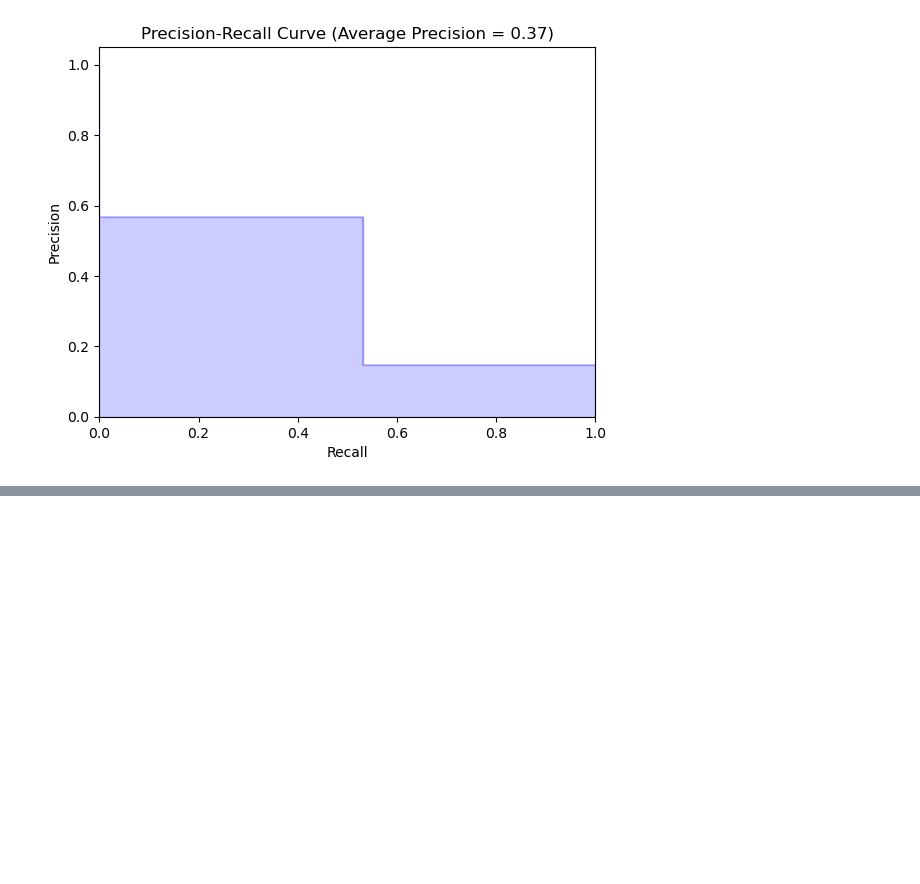
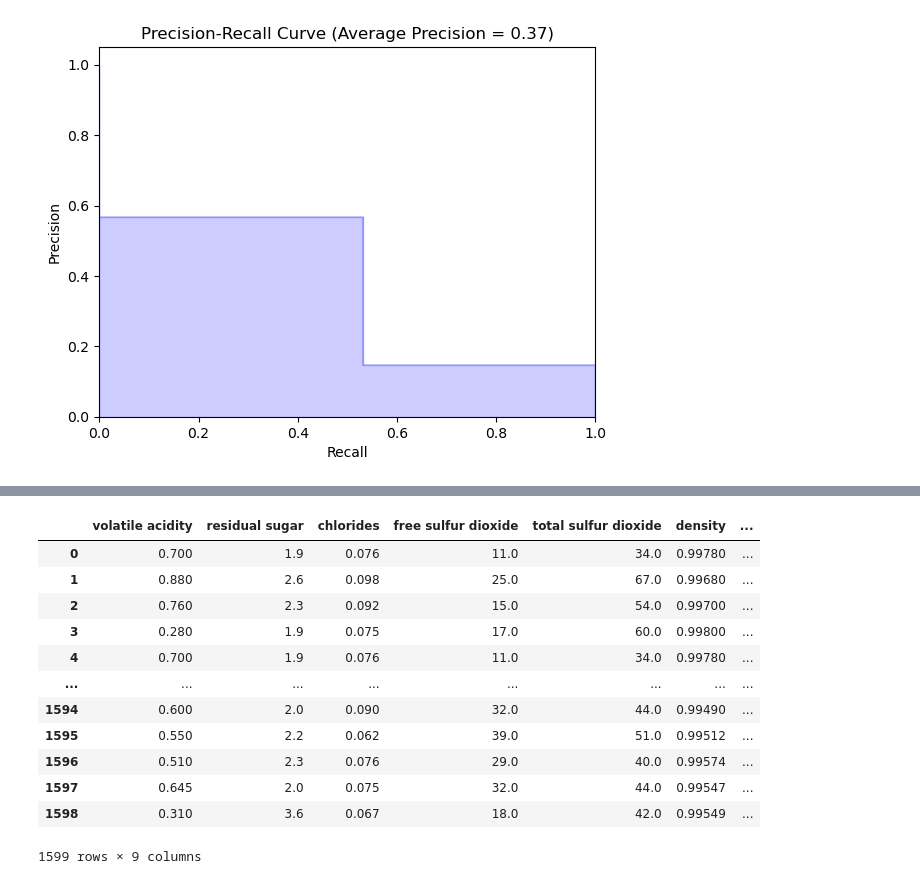
Before and after one commit to sookie22/Final_Project, a Jupyter notebook: red_wine_final_version.ipynb, the cells around one changed output, grey strips where cells are left out. Saved outputs shown, nothing was run; the diff lists cells and outputs as text; code cells hidden in the pictures; blank space fills up the shorter version.

```diff
--- a/red_wine_final_version.ipynb
+++ b/red_wine_final_version.ipynb
@@ -506,0 +509,3 @@ plt.show()
+# %%
+nn_df = data.drop(['citric acid', 'fixed acidity'], axis =1)
+nn_df.head()
@@ -506,0 +519,19 @@ plt.show()
+# %%
+# Separate features and target variable
+X = nn_df.drop('quality', axis=1)
+y = nn_df['quality']
+X
+# %% [output]
+|  | volatile acidity | residual sugar | chlorides | free sulfur dioxide | total sulfur dioxide | density | ... |
+| 0 | 0.700 | 1.9 | 0.076 | 11.0 | 34.0 | 0.99780 | ... |
+| 1 | 0.880 | 2.6 | 0.098 | 25.0 | 67.0 | 0.99680 | ... |
+| 2 | 0.760 | 2.3 | 0.092 | 15.0 | 54.0 | 0.99700 | ... |
+| 3 | 0.280 | 1.9 | 0.075 | 17.0 | 60.0 | 0.99800 | ... |
+| 4 | 0.700 | 1.9 | 0.076 | 11.0 | 34.0 | 0.99780 | ... |
+| ... | ... | ... | ... | ... | ... | ... | ... |
+| 1594 | 0.600 | 2.0 | 0.090 | 32.0 | 44.0 | 0.99490 | ... |
+| 1595 | 0.550 | 2.2 | 0.062 | 39.0 | 51.0 | 0.99512 | ... |
+| 1596 | 0.510 | 2.3 | 0.076 | 29.0 | 40.0 | 0.99574 | ... |
+| 1597 | 0.645 | 2.0 | 0.075 | 32.0 | 44.0 | 0.99547 | ... |
+| 1598 | 0.310 | 3.6 | 0.067 | 18.0 | 42.0 | 0.99549 | ... |
+1599 rows × 9 columns
```
Also changed, not shown: parts of 17 cells of this notebook.
